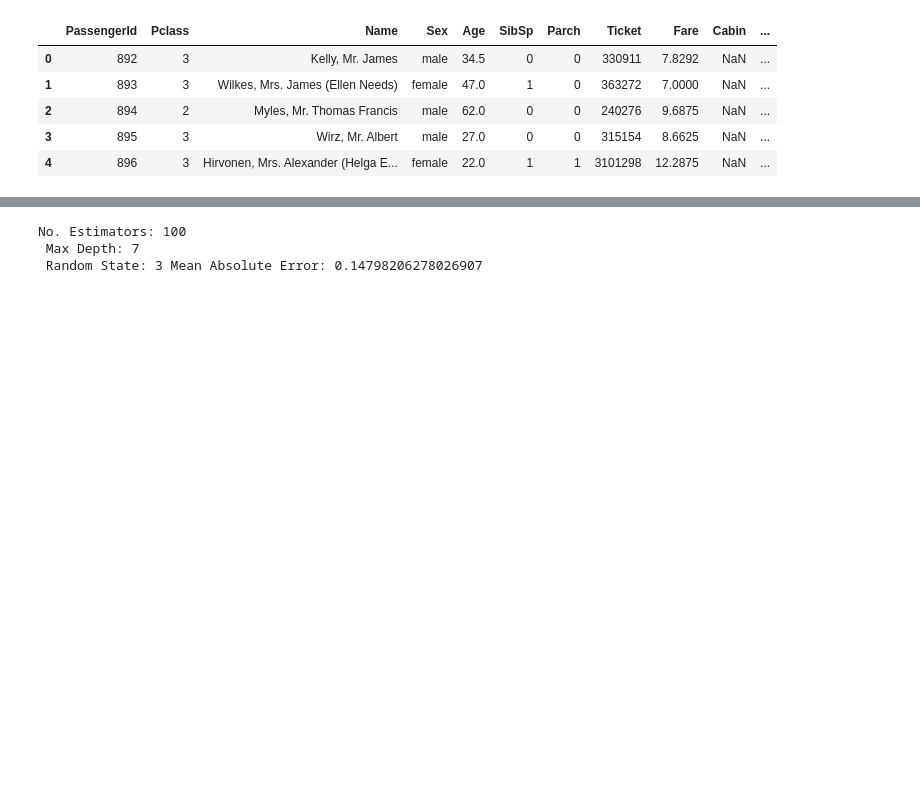
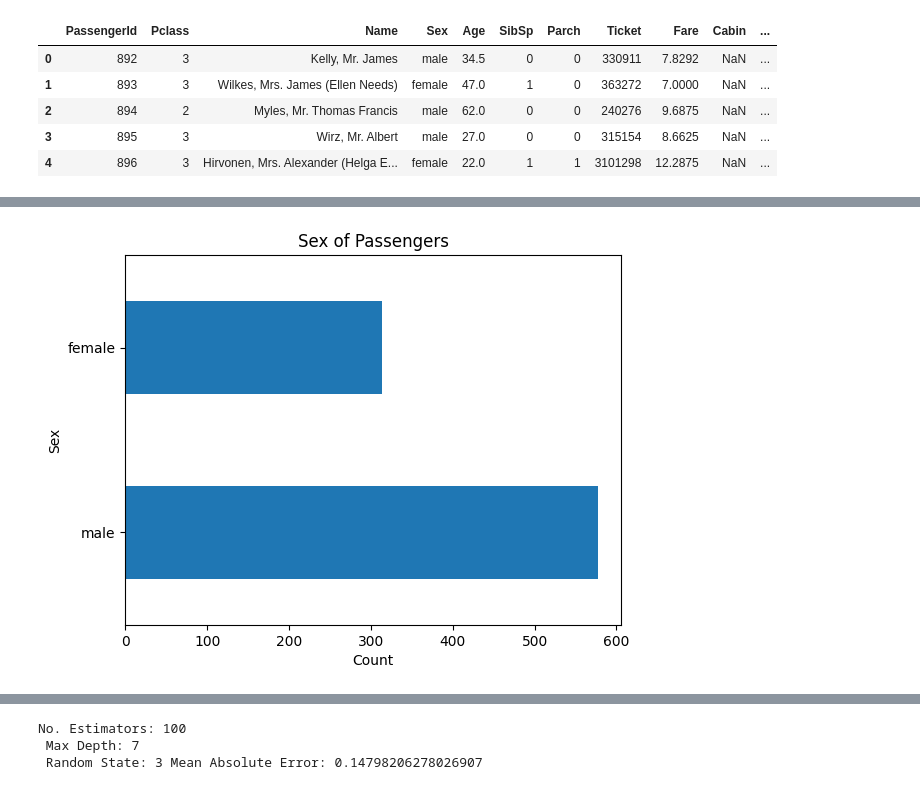
Before and after one commit to tsjendoll/Kaggle-Titanic, a Jupyter notebook: titanic.ipynb, the cells around one changed output, grey strips where cells are left out. Saved outputs shown, nothing was run; the diff lists cells and outputs as text; code cells hidden in the pictures; blank space fills up the shorter version.

```diff
--- a/titanic.ipynb
+++ b/titanic.ipynb
@@ -75,0 +80,6 @@ final_X_valid = pd.DataFrame(my_imputer.transform(val_X))
+# %%
+train_data.Sex.value_counts().plot(kind='barh');
+plt.xlabel("Count");
+plt.title("Sex of Passengers");
+# %% [output]
+[figure, added]
```
Also changed, not shown: parts of 31 cells of this notebook.
